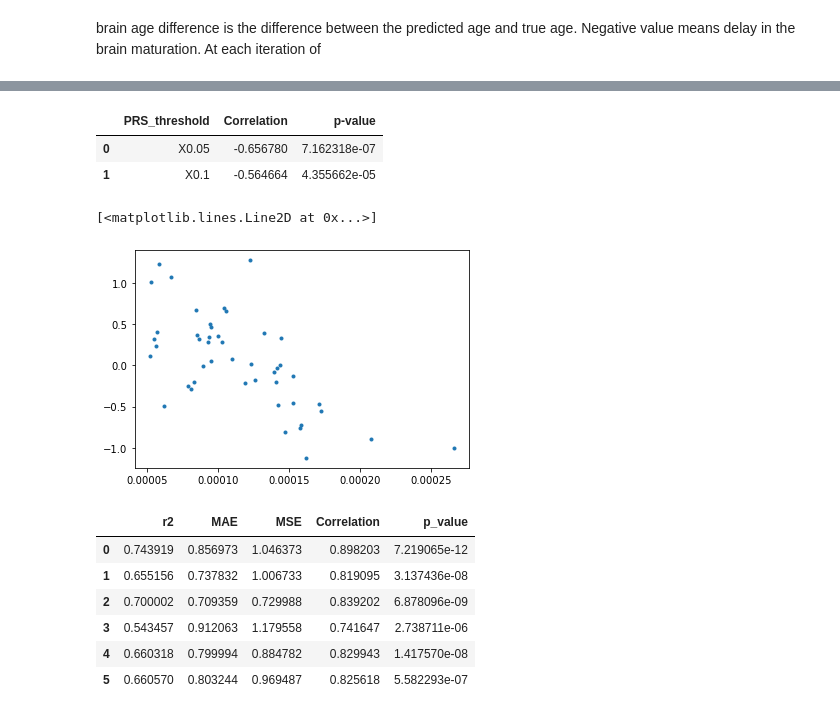
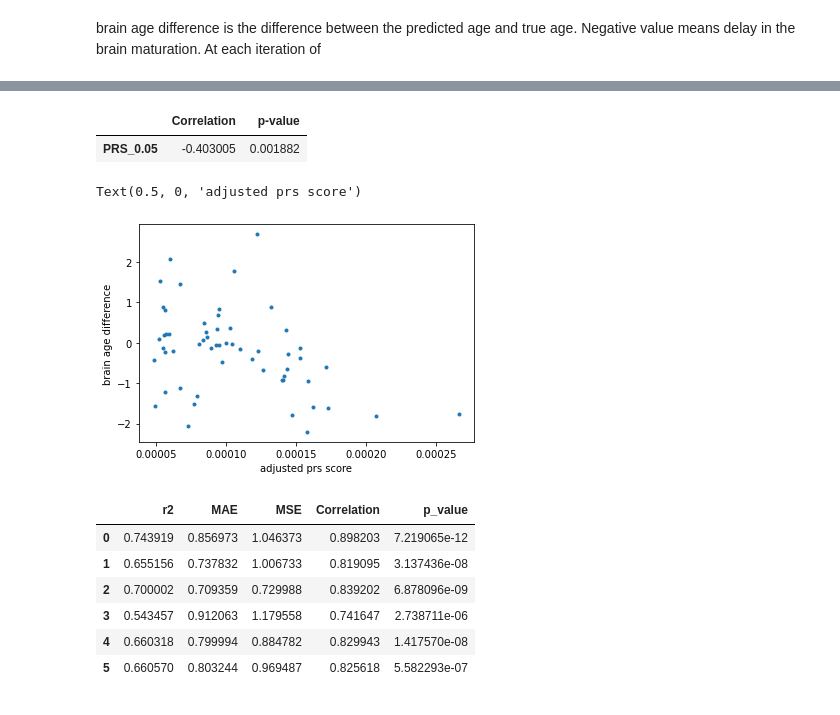
Before and after one commit to lehai-ml/schizophrenia_PRS, a Jupyter notebook: notebooks_results/dHCP/5_dHCP_model_training.ipynb, the cells around one changed output, grey strips where cells are left out. Drawn from its saved outputs; the diff is of its cells as text; code cells hidden in the pictures.

Commit message:
retrying the graph analysis

```diff
--- a/notebooks_results/dHCP/5_dHCP_model_training.ipynb
+++ b/notebooks_results/dHCP/5_dHCP_model_training.ipynb
@@ -67,8 +79,10 @@ result={}
 y_pred_dict={}
 for i in tqdm.tqdm(range(5)):
     X_trainval,y_trainval,X_test,y_test=next(data_splitting)
-    regr=RandomForestRegressor(n_estimators=30,max_depth=250,bootstrap=True,oob_score=False)
-    pipeline=Pipeline([('scaler',MinMaxScaler()),('RFregressor',regr)])
+    #regr=RandomForestRegressor(n_estimators=30,max_depth=250,bootstrap=True,oob_score=False)
+    inner_cv=KFold(n_splits=3)
+    regr=RidgeCV(cv=inner_cv)
+    pipeline=Pipeline([('scaler',MinMaxScaler()),('regr',regr)])
     pipeline.fit(X_trainval,y_trainval)
 
     bias_coeff,bias_intercept=get_model_bias(y_trainval,pipeline.predict(X_trainval))
@@ -194,6 +208,8 @@ plt.plot(brain_age_difference['residual'],lin_reg.predict(np.asarray(brain_age_d
 # %%
-high_risk=[data_preprocessing.high_low_risk_divide(adjusted_prs_score[:,i],percentage=0.3)[1] for i in range(7,9)]
-low_risk=[data_preprocessing.high_low_risk_divide(adjusted_prs_score[:,i],percentage=0.3)[1] for i in range(7,9)]
+# high_risk=[data_preprocessing.high_low_risk_divide(adjusted_prs_score[:,i],percentage=0.3)[1] for i in range(7,9)]
+# low_risk=[data_preprocessing.high_low_risk_divide(adjusted_prs_score[:,i],percentage=0.3)[0] for i in range(7,9)]
+high_risk=data_preprocessing.high_low_risk_divide(adjusted_prs_score[:,7],percentage=0.3)[1]
+low_risk=data_preprocessing.high_low_risk_divide(adjusted_prs_score[:,7],percentage=0.3)[0]
 # %%
 for i in range(1,2):
     if i==1:
@@ -212,29 +232,34 @@ low_risk=np.asarray(list(uniq_low_risk))
 # %%
-X_total=np.array(european_diffusion_dataset_term_removed_zeros.iloc[high_risk,5:2518])
-X=np.array(european_diffusion_dataset_term_removed_zeros.iloc[low_risk,5:2518])
+X_high_risk=np.array(european_diffusion_dataset_term_reduced.iloc[high_risk,203:2716])
+X_low_risk=np.array(european_diffusion_dataset_term_reduced.iloc[low_risk,203:2716])
 
 # y_total=np.array(european_diffusion_dataset_term_removed_zeros.loc[:,'PMA.at.birth'])
-y=np.array(european_diffusion_dataset_term_removed_zeros.iloc[low_risk]['PMA.at.birth'])
-y_total=np.array(european_diffusion_dataset_term_removed_zeros.iloc[high_risk]['PMA.at.birth'])
+y_low_risk=np.array(european_diffusion_dataset_term_reduced.iloc[low_risk]['PMA_diff'])
+y_high_risk=np.array(european_diffusion_dataset_term_reduced.iloc[high_risk]['PMA_diff'])
 
-data_splitting=MLtraining.splitting_dataset_into_k_fold(X,y,k=3)
+#Train on low risk, predict brain maturation on high risk
+
+data_splitting=MLtraining.splitting_dataset_into_k_fold(X_low_risk,y_low_risk,k=3)
 result={}
 y_pred_dict={}
 for i in tqdm.tqdm(range(3)):
     X_trainval,y_trainval,X_test,y_test=next(data_splitting)
-    regr=RandomForestRegressor(n_estimators=30,max_depth=250,bootstrap=True,oob_score=False)
-    pipeline=Pipeline([('scaler',MinMaxScaler()),('RFregressor',regr)])
+    #regr=RandomForestRegressor(n_estimators=30,max_depth=250,bootstrap=True,oob_score=False)
+    # inner_cv=KFold(n_splits=3)
+    # regr=RidgeCV(cv=inner_cv)
+    regr=Ridge()
+    pipeline=Pipeline([('scaler',MinMaxScaler()),('regr',regr)])
     pipeline.fit(X_trainval,y_trainval)
 
     bias_coeff,bias_intercept=get_model_bias(y_trainval,pipeline.predict(X_trainval))
-    y_pred=pipeline.predict(X_test)
+    y_pred=pipeline.predict(X_test)#model performance on low risk
     y_pred=y_pred+y_pred*bias_coeff+bias_intercept
     result[i]=print_scores(y_pred,y_test)
 
     #use the trained model to predict the brain age (PMA at scan) for all subject
-    y_total_pred=pipeline.predict(X_total)
-    y_total_pred=y_total_pred+y_total_pred*bias_coeff+bias_intercept
-    y_pred_dict[i]=y_total_pred
+    y_high_risk_pred=pipeline.predict(X_high_risk)
+    y_high_risk_pred=y_high_risk_pred+y_high_risk_pred*bias_coeff+bias_intercept
+    y_pred_dict[i]=y_high_risk_pred
 # %%
 PMA_RF_result=pd.DataFrame(result).T
 PMA_RF_result.append(pd.DataFrame(PMA_RF_result.mean(axis=0)).T,ignore_index=True)
@@ -297,7 +322,7 @@ Text(0.5, 1.0, 'testing y_pred_bias vs y_true')
 # %%
 brain_age_difference=pd.DataFrame(y_pred_dict)
 brain_age_difference['mean_PMA_pred']=brain_age_difference.mean(axis=1)
-brain_age_difference['true_PMA_pred']=y_total
+brain_age_difference['true_PMA_pred']=y_high_risk
 brain_age_difference['residual']=brain_age_difference['mean_PMA_pred']-brain_age_difference['true_PMA_pred']
 
 brain_age_difference
@@ -326,13 +351,15 @@ brain_age_difference
 # %%
-brain_age_difference_corr=pd.DataFrame({'PRS_threshold':PRS_thresholds[7:9],'Correlation':[(pearsonr(brain_age_difference['residual'],adjusted_prs_score[high_risk,i]))[0] for i in range(7,9)],'p-value':[(pearsonr(brain_age_difference['residual'],adjusted_prs_score[high_risk,i]))[1] for i in range(7,9)]})
+brain_age_difference_corr=pd.DataFrame({'Correlation':(pearsonr(brain_age_difference['residual'],adjusted_prs_score[high_risk,7]))[0],
+'p-value':(pearsonr(brain_age_difference['residual'],adjusted_prs_score[high_risk,7]))[1]},index=[PRS_thresholds[7]])
 
 brain_age_difference_corr
 # %% [output]
-|  | PRS_threshold | Correlation | p-value |
-| 0 | X0.05 | -0.656780 | 7.162318e-07 |
-| 1 | X0.1 | -0.564664 | 4.355662e-05 |
+|  | Correlation | p-value |
+| PRS_0.05 | -0.403005 | 0.001882 |
 # %%
 plt.plot(adjusted_prs_score[high_risk,7],brain_age_difference['residual'],'.')
+plt.ylabel('brain age difference')
+plt.xlabel('adjusted prs score')
 # %% [output]
-[<matplotlib.lines.Line2D at 0x...>]
+Text(0.5, 0, 'adjusted prs score')
-[figure, old version]
+[figure, new version]
```
Also changed, not shown: parts of 19 cells of this notebook, 12 other files.
